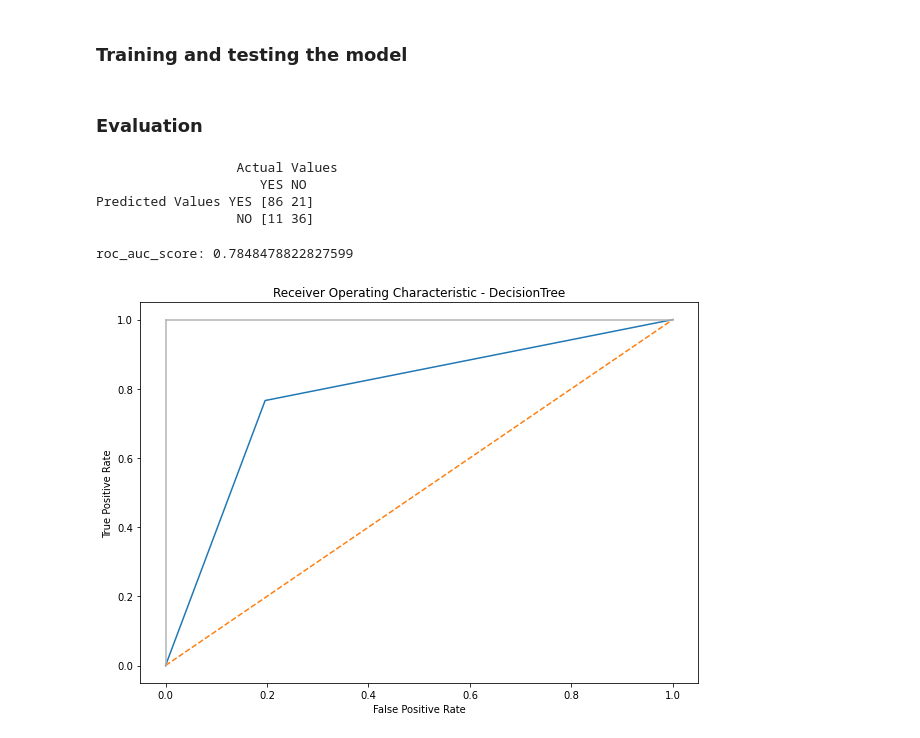
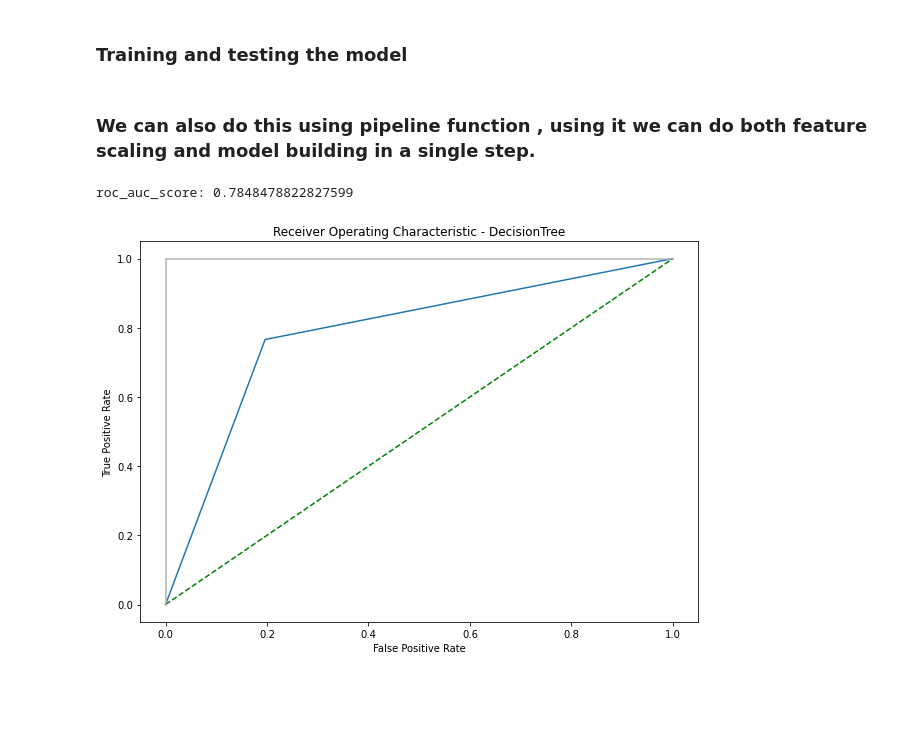
Before and after one commit to ishal471/Ishal-s-project, a Jupyter notebook: Diabetes Milletus Prediction.ipynb, the cells around one changed output. Drawn from its saved outputs; the diff is of its cells as text; code cells hidden in the pictures; blank space fills up the shorter version.

```diff
--- a/Diabetes Milletus Prediction.ipynb
+++ b/Diabetes Milletus Prediction.ipynb
@@ -103,17 +99,8 @@ from sklearn.tree import DecisionTreeRegressor
 dt= DecisionTreeRegressor(random_state=0)
 dt.fit(x_train,y_train)
 y_predict= dt.predict(x_test)
-# %% [markdown]
-### Evaluation
-# %%
-from sklearn.metrics import confusion_matrix
-cm = confusion_matrix(y_test, y_predict)
-print("\t\t  Actual Values""\n\t\t     YES","NO","\nPredicted Values","YES",cm[0],"\n\t\t  NO",cm[1])
-# %% [output]
-                  Actual Values
-                     YES NO
-Predicted Values YES [86 21]
-                  NO [11 36]
+# %% [markdown]
+### We can also do this using pipeline function , using it we can do both feature scaling and model building  in a single step.
 # %%
 from sklearn.metrics import roc_auc_score
 print('roc_auc_score:', roc_auc_score(y_test, y_predict))
@@ -122,16 +109,16 @@ roc_auc_score: 0.7848478822827599
 # %%
 from sklearn.metrics import roc_curve
 fpr, tpr, thresh = roc_curve(y_test, y_predict)
 plt.subplots(1, figsize=(10,7))
 plt.title('Receiver Operating Characteristic - DecisionTree')
 plt.plot(fpr, tpr)
-plt.plot([0, 1], linestyle="--")
+plt.plot([0, 1], linestyle="--",color = 'g')
 plt.plot([0, 0], [1, 0] , c=".7"), plt.plot([1, 1] , c=".7")
 plt.ylabel('True Positive Rate')
 plt.xlabel('False Positive Rate')
 plt.show()
 # %% [output]
-[figure, old version]
+[figure, new version]
 # %%
 import pickle
 pickle.dump(dt,open('outcome.pkl','wb'))
```
Also changed, not shown: parts of 11 cells of this notebook.
